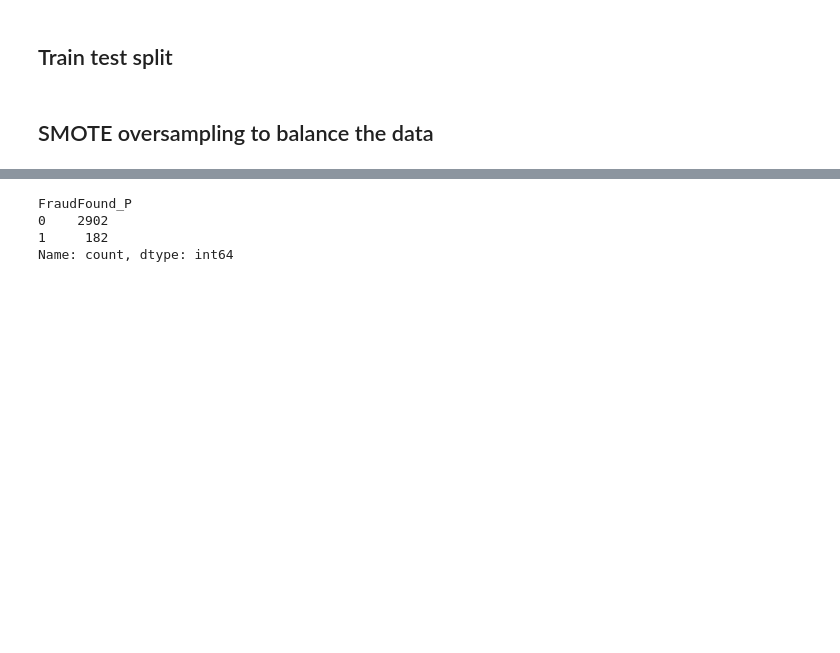
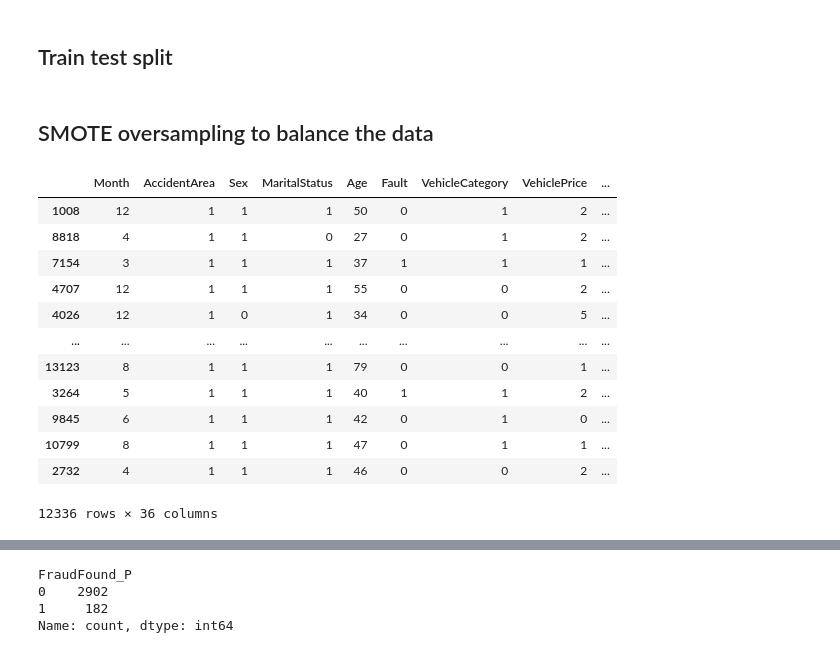
Before and after one commit to Yas002/insurance-car-accident-fraud-detection, a Jupyter notebook: src/data_preprocessing.ipynb, the cells around one changed output, grey strips where cells are left out. Saved outputs shown, nothing was run; the diff lists cells and outputs as text; code cells hidden in the pictures; blank space fills up the shorter version.

```diff
--- a/src/data_preprocessing.ipynb
+++ b/src/data_preprocessing.ipynb
@@ -387,6 +370,22 @@ def smote_oversampling(X_train, y_train, random_state=0):
     print("Resampled DataFrame shape: ", df_smote_train.shape)
 
     return df_smote_train
+# %%
+X_train
+# %% [output]
+|  | Month | AccidentArea | Sex | MaritalStatus | Age | Fault | VehicleCategory | VehiclePrice | ... |
+| 1008 | 12 | 1 | 1 | 1 | 50 | 0 | 1 | 2 | ... |
+| 8818 | 4 | 1 | 1 | 0 | 27 | 0 | 1 | 2 | ... |
+| 7154 | 3 | 1 | 1 | 1 | 37 | 1 | 1 | 1 | ... |
+| 4707 | 12 | 1 | 1 | 1 | 55 | 0 | 0 | 2 | ... |
+| 4026 | 12 | 1 | 0 | 1 | 34 | 0 | 0 | 5 | ... |
+| ... | ... | ... | ... | ... | ... | ... | ... | ... | ... |
+| 13123 | 8 | 1 | 1 | 1 | 79 | 0 | 0 | 1 | ... |
+| 3264 | 5 | 1 | 1 | 1 | 40 | 1 | 1 | 2 | ... |
+| 9845 | 6 | 1 | 1 | 1 | 42 | 0 | 1 | 0 | ... |
+| 10799 | 8 | 1 | 1 | 1 | 47 | 0 | 1 | 1 | ... |
+| 2732 | 4 | 1 | 1 | 1 | 46 | 0 | 0 | 2 | ... |
+12336 rows × 36 columns
 # %%
 df_smote = smote_oversampling(X_train, y_train)
 df_smote
```
Also changed, not shown: parts of 25 cells of this notebook, 1 other file.
